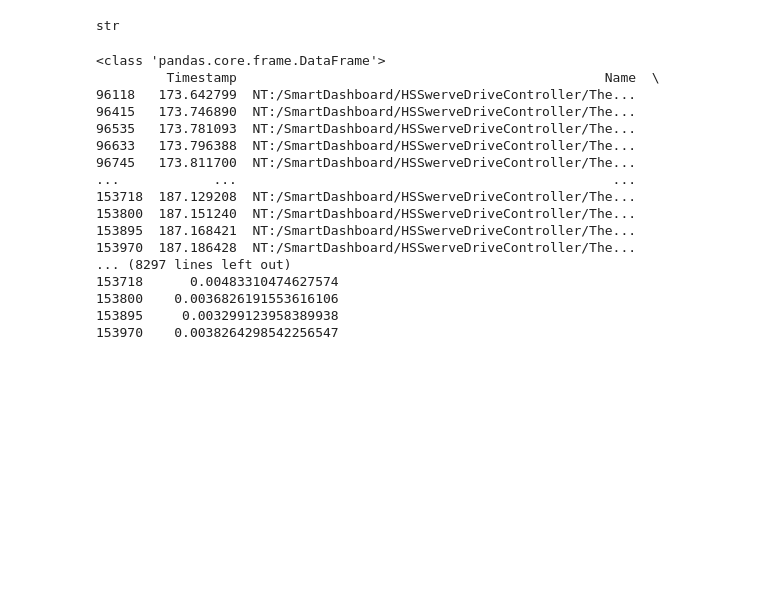
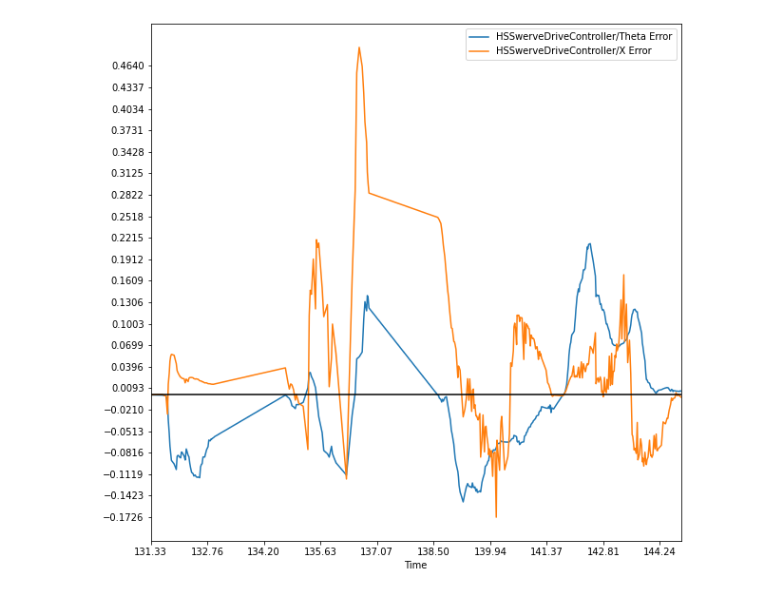
Before and after one commit to HarkerRobo/DataLogs, a Jupyter notebook: DataLogLists.ipynb, the cells around one changed output. Cells and saved outputs as stored; diff of their text form; code cells hidden in the pictures; blank space fills up the shorter version.

```diff
--- a/DataLogLists.ipynb
+++ b/DataLogLists.ipynb
@@ -6,7 +6,8 @@ import numpy
 import math
 import time
 # %%
-df = pd.read_csv("C:\\Users\\jaink\\Downloads\\Logs\\Processed\\FRC_20220409_172816_CASJ_Q12.csv")
+#C:\\Users\\jaink\\Downloads\\Logs\\Processed\\FRC_20220409_172816_CASJ_Q12.csv
+df = pd.read_csv("./SVR Matches/Processed/FRC_20220408_203801_CASJ_P12.csv")
 # %%
 cols = ["NT:/SmartDashboard/HSSwerveDriveController/Theta Error", "NT:/SmartDashboard/HSSwerveDriveController/X Error"]
 MAX = 10000000000000000000
@@ -15,36 +16,13 @@ MIN = -10000000000000000000
 dfs = []
 for col in cols:
     dfs.append(df.loc[df['Name'] == col])
-type(dfs[0].iloc[0]["Value"])
-# %% [output]
-str
 # %%
 vals = [[]for i in range(len(cols))]
 times = [[] for i in range(len(cols))]
 for df1 in range(len(dfs)):
     for i in range(len(dfs[df1])):
-        print(type(dfs[df1]))
-        print(dfs[df1])
-#         vals[df1].append(float(df[df1].iloc[i]["Value"]))
-#         times[df1].append(float(df[df1].iloc[i]["Timestamp"]))
+        vals[df1].append(float(dfs[df1].iloc[i]["Value"]))
+        times[df1].append(float(dfs[df1].iloc[i]["Timestamp"]))
-# %% [output]
-<class 'pandas.core.frame.DataFrame'>
-         Timestamp                                               Name  \
-96118   173.642799  NT:/SmartDashboard/HSSwerveDriveController/The...
-96415   173.746890  NT:/SmartDashboard/HSSwerveDriveController/The...
-96535   173.781093  NT:/SmartDashboard/HSSwerveDriveController/The...
-96633   173.796388  NT:/SmartDashboard/HSSwerveDriveController/The...
-96745   173.811700  NT:/SmartDashboard/HSSwerveDriveController/The...
-...            ...                                                ...
-153718  187.129208  NT:/SmartDashboard/HSSwerveDriveController/The...
-153800  187.151240  NT:/SmartDashboard/HSSwerveDriveController/The...
-153895  187.168421  NT:/SmartDashboard/HSSwerveDriveController/The...
-153970  187.186428  NT:/SmartDashboard/HSSwerveDriveController/The...
-... (8297 lines left out)
-153718      0.00483310474627574
-153800    0.0036826191553616106
-153895     0.003299123958389938
-153970    0.0038264298542256547
 # %%
 plt.figure(figsize=(10, 10))
 
@@ -57,32 +35,34 @@ maxVal = MIN
 minVal = MAX
 timeStampMax = MIN
 timeStampMin = MAX
-c = 0
+c = None
 for i in range(len(cols)):
     if maxTime < max(times[i]):
         if c != None and i == c:
             timeStampMax = max(times[i])
         maxTime = max(times[i])
     if maxVal < max(vals[i]):
         maxVal = max(vals[i])
     if minVal > min(vals[i]):
         minVal = min(vals[i])
     if minTime > min(times[i]):
         if c != None and i == c:
             timeStampMin = min(times[i])
         minTime = min(times[i])
 
 
 if timeStampMin != MAX and timeStampMax != MIN:
     plt.xticks(numpy.arange(timeStampMin, timeStampMax, (timeStampMax-timeStampMin)/len(times[0])*35))
     plt.xlim(timeStampMin, timeStampMax)
 else:
     plt.xticks(numpy.arange(minTime, maxTime, (maxTime-minTime)/len(times[0])*35))
     plt.xlim(minTime, maxTime)
 
 plt.yticks(numpy.arange(minVal, maxVal, (maxVal-minVal)/len(vals[0])*15))
 plt.xlabel("Time")
 
 plt.hlines(y=0, xmin=0, xmax=maxTime, color="black")
 plt.legend()
 plt.show()
+# %% [output]
+[figure, added]
```
